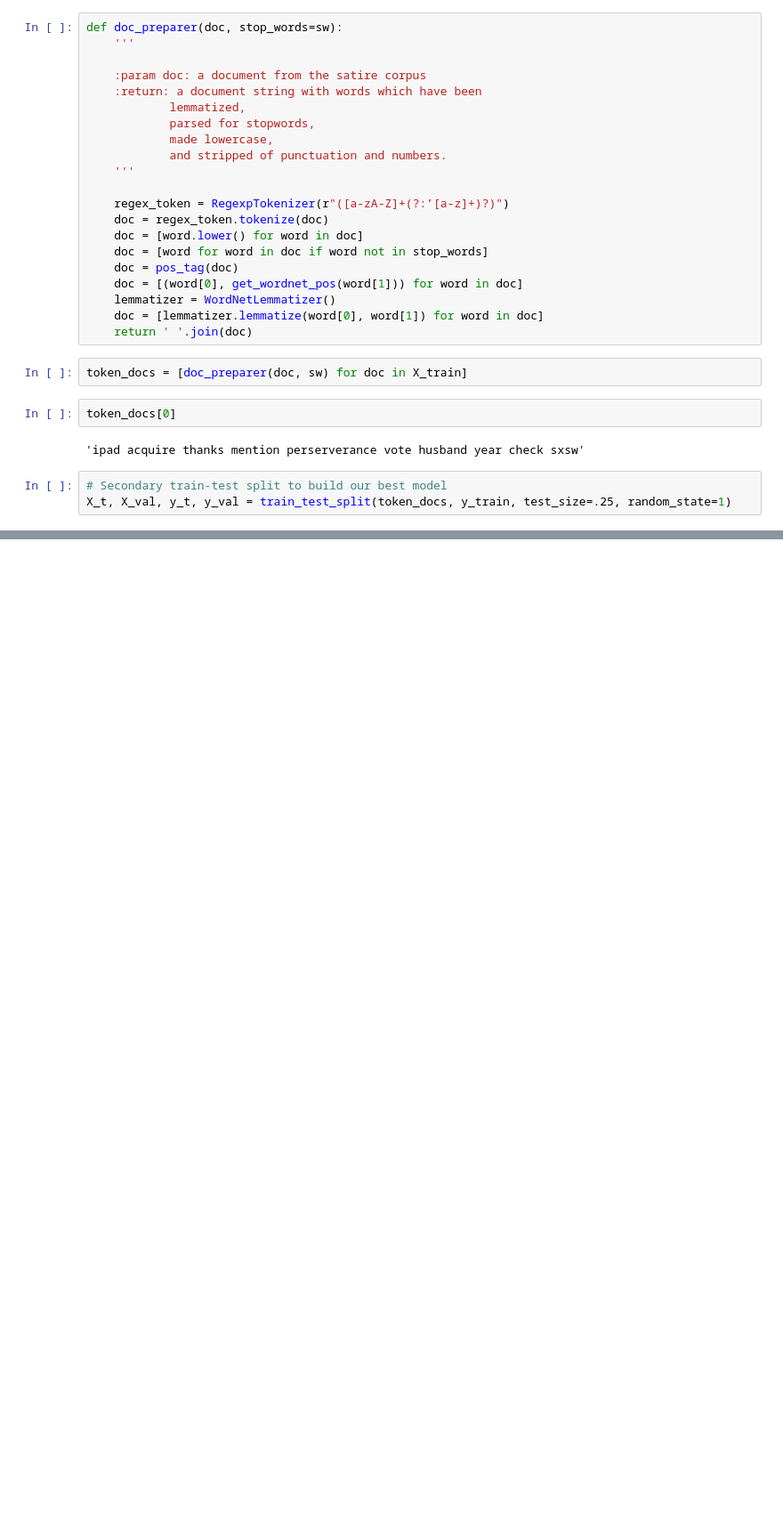
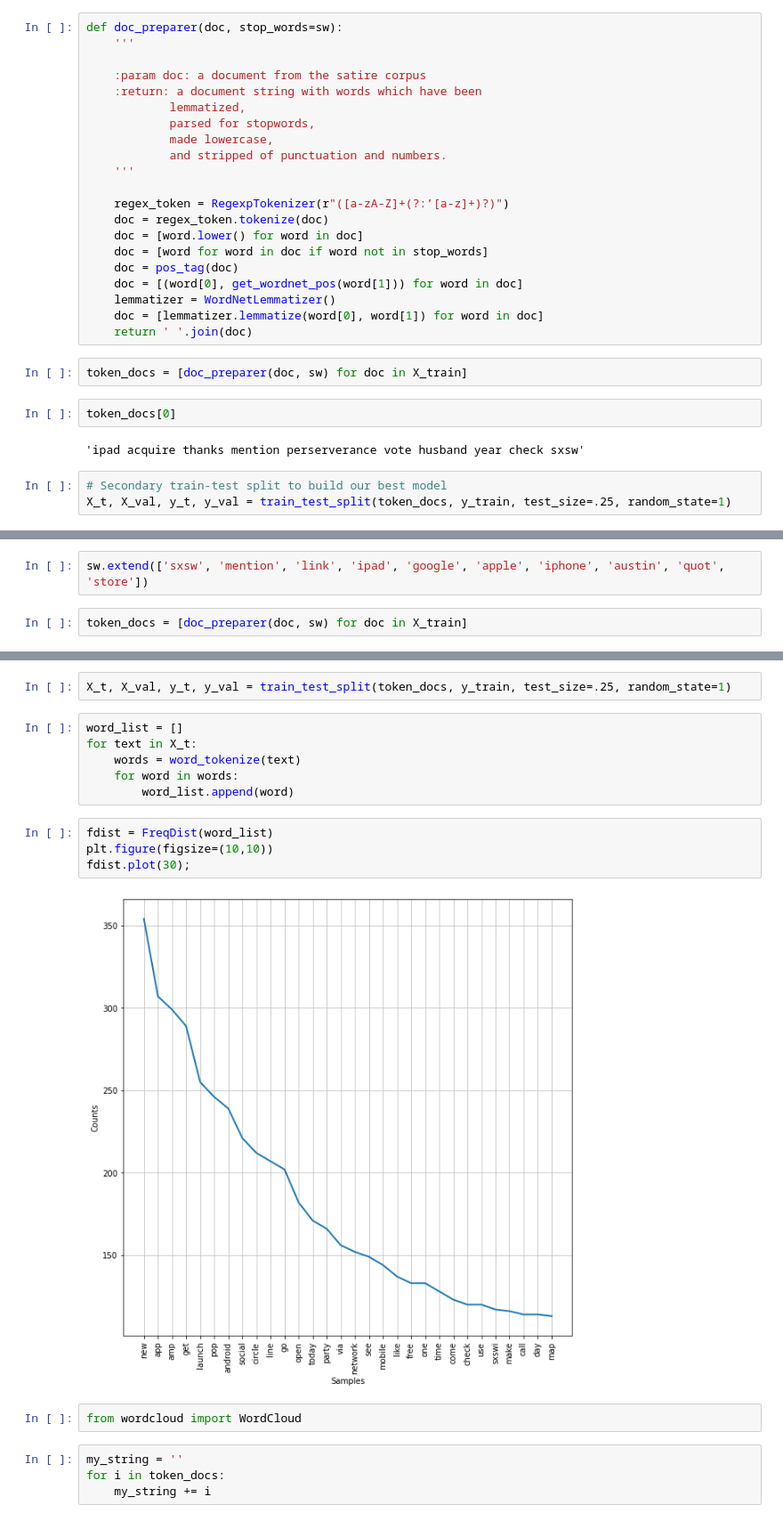
Before and after one commit to luluvalakdawala/NLP_for_tweet_sentiments, a Jupyter notebook: notebooks/exploratory/01_data_exploration.ipynb, the cells around one changed output, grey strips where cells are left out. Shown at 89% size. Saved outputs shown, nothing was run; the diff lists cells and outputs as text; blank space fills up the shorter version.

Commit message:
added wordcloud

```diff
--- a/notebooks/exploratory/01_data_exploration.ipynb
+++ b/notebooks/exploratory/01_data_exploration.ipynb
@@ -335,0 +324,4 @@ y_t.iloc[0]
+# %%
+sw.extend(['sxsw', 'mention', 'link', 'ipad', 'google', 'apple', 'iphone', 'austin', 'quot', 'store'])
+# %%
+token_docs = [doc_preparer(doc, sw) for doc in X_train]
@@ -335,0 +332,20 @@ y_t.iloc[0]
+# %%
+X_t, X_val, y_t, y_val = train_test_split(token_docs, y_train, test_size=.25, random_state=1)
+# %%
+word_list = []
+for text in X_t:
+    words = word_tokenize(text)
+    for word in words:
+        word_list.append(word)
+# %%
+fdist = FreqDist(word_list)
+plt.figure(figsize=(10,10))
+fdist.plot(30);
+# %% [output]
+[figure, added]
+# %%
+from wordcloud import WordCloud
+# %%
+my_string = ''
+for i in token_docs:
+    my_string += i
```
Also changed, not shown: parts of 13 cells of this notebook.
